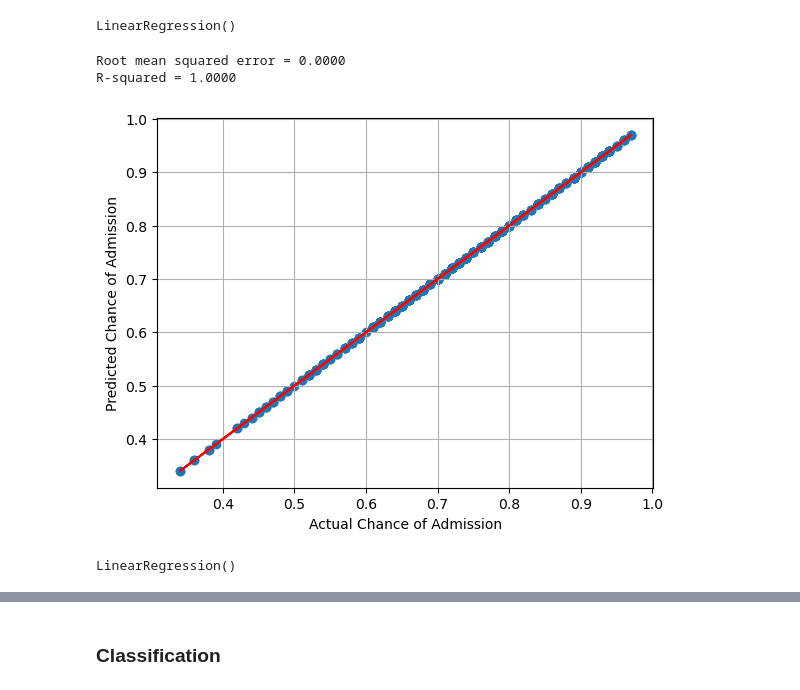
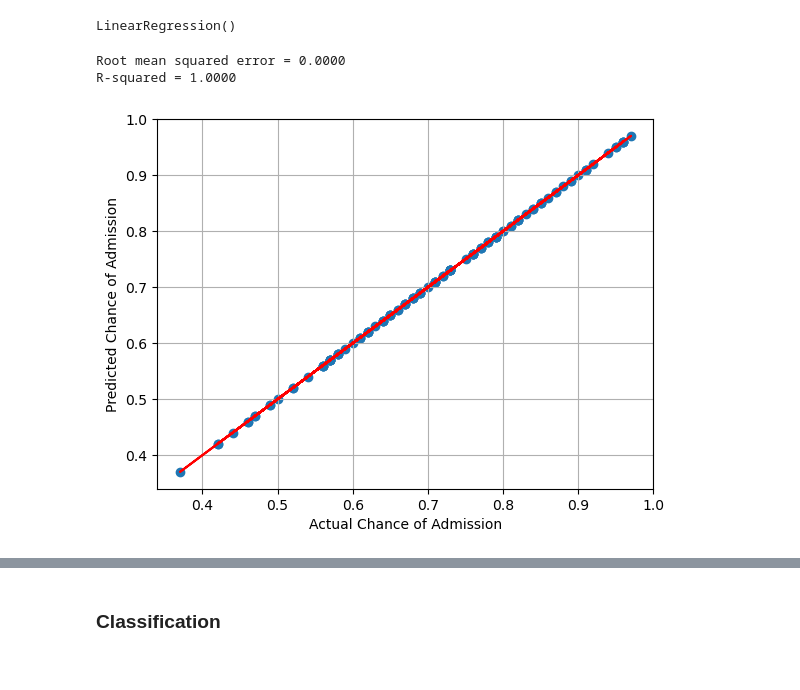
Before and after one commit to OtaSteven/CSC177_Proj, a Jupyter notebook: Linear_Regression/linear_regression.ipynb, the cells around one changed output, grey strips where cells are left out. Cells and saved outputs as stored; diff of their text form; code cells hidden in the pictures.

```diff
--- a/Linear_Regression/linear_regression.ipynb
+++ b/Linear_Regression/linear_regression.ipynb
@@ -531,27 +489,18 @@ regr.fit(x_train3, y_train3)
 LinearRegression()
 # %%
 # Apply model to the test set
-y_pred_train3 = regr.predict(x_train3)
+y_pred3 = regr.predict(x_test3)
 # %%
 # Model evaluation
-print("Root mean squared error = %.4f" % np.sqrt(mean_squared_error(y_train3, y_pred_train3)))
-print('R-squared = %.4f' % r2_score(y_train3, y_pred_train3))
+print("Root mean squared error = %.4f" % np.sqrt(mean_squared_error(y_test3, y_pred3)))
+print('R-squared = %.4f' % r2_score(y_test3, y_pred3))
 
-plt.scatter(y_train3, y_pred_train3)
-plt.plot(y_train3, y_pred_train3, color='red')
+plt.scatter(y_test3, y_pred3)
+plt.plot(y_test3, y_pred3, color='red')
 plt.xlabel("Actual Chance of Admission")
 plt.ylabel("Predicted Chance of Admission")
 plt.grid(True)
 # %% [output]
 Root mean squared error = 0.0000
 R-squared = 1.0000
-[figure, old version]
+[figure, new version]
-# %%
-from sklearn import linear_model
-# Create linear regression object
-regr = linear_model.LinearRegression()
-
-# Fit regression model to the training set
-regr.fit(x_test3, y_test3)
-# %% [output]
-LinearRegression()
```
Also changed, not shown: parts of 50 cells of this notebook, 1 other file.
